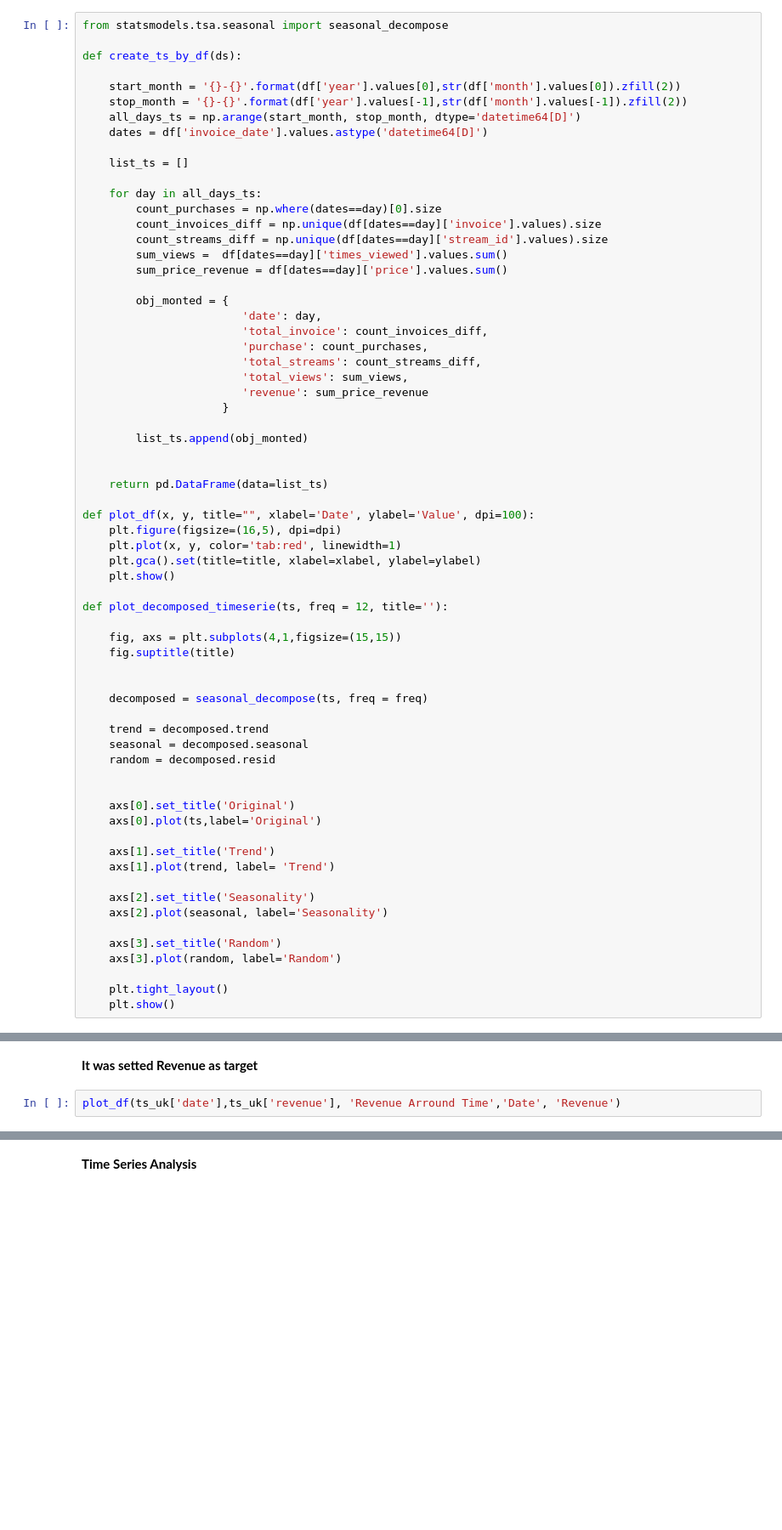
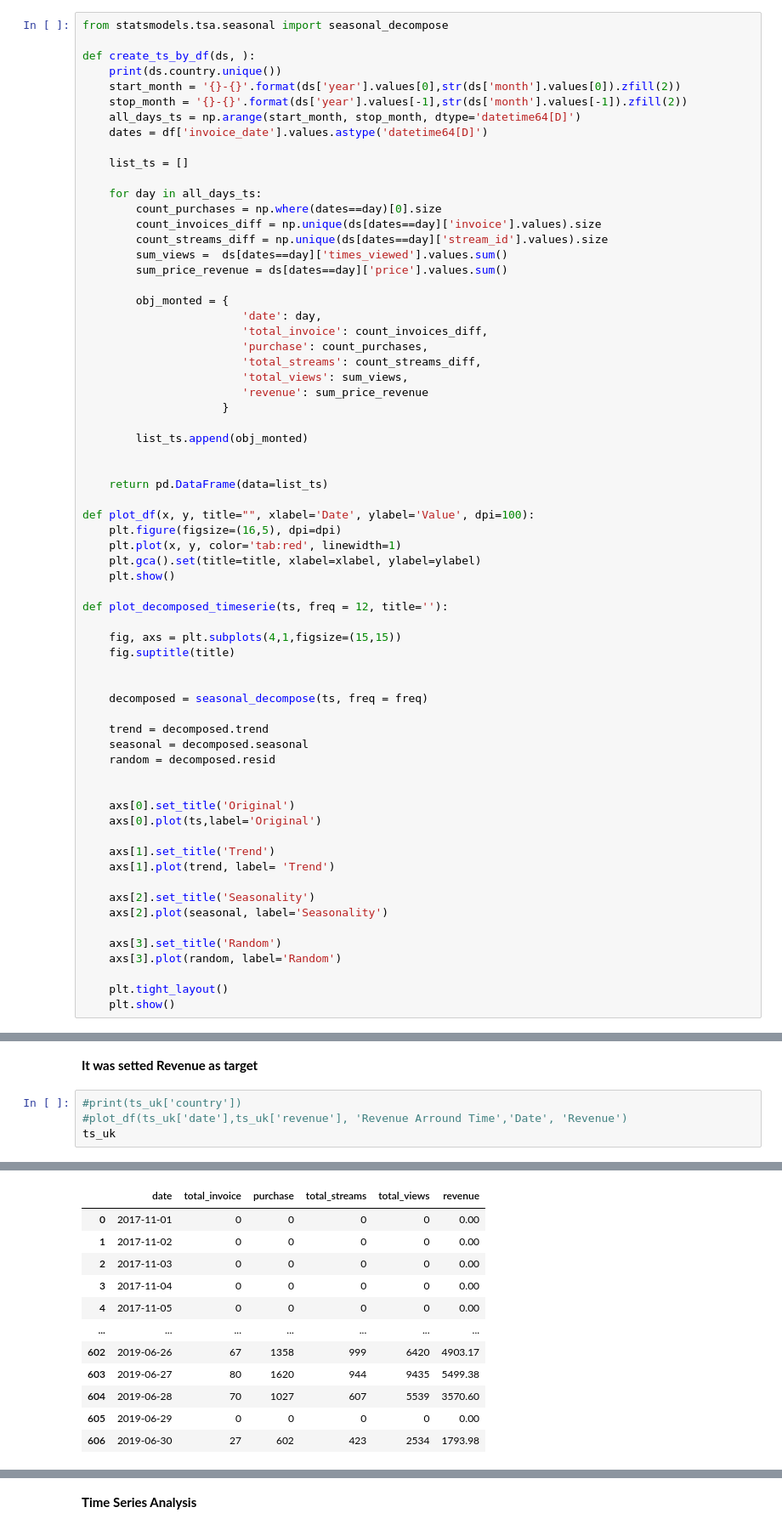
Before and after one commit to syslogg/ai-workflow-ibm-final-project, a Jupyter notebook: final_project_1.ipynb, the cells around one changed output, grey strips where cells are left out. Shown: that part at 85% size. Drawn from its saved outputs; the diff is of its cells as text; blank space fills up the shorter version.

```diff
--- a/final_project_1.ipynb
+++ b/final_project_1.ipynb
@@ -164,10 +176,10 @@ plt.plot()
 # %%
 from statsmodels.tsa.seasonal import seasonal_decompose
 
-def create_ts_by_df(ds):
-
-    start_month = '{}-{}'.format(df['year'].values[0],str(df['month'].values[0]).zfill(2))
-    stop_month = '{}-{}'.format(df['year'].values[-1],str(df['month'].values[-1]).zfill(2))
+def create_ts_by_df(ds, ):
+    print(ds.country.unique())
+    start_month = '{}-{}'.format(ds['year'].values[0],str(ds['month'].values[0]).zfill(2))
+    stop_month = '{}-{}'.format(ds['year'].values[-1],str(ds['month'].values[-1]).zfill(2))
     all_days_ts = np.arange(start_month, stop_month, dtype='datetime64[D]')
     dates = df['invoice_date'].values.astype('datetime64[D]')
 
@@ -175,10 +187,10 @@ def create_ts_by_df(ds):
 
     for day in all_days_ts:
         count_purchases = np.where(dates==day)[0].size
-        count_invoices_diff = np.unique(df[dates==day]['invoice'].values).size
-        count_streams_diff = np.unique(df[dates==day]['stream_id'].values).size
-        sum_views =  df[dates==day]['times_viewed'].values.sum()
-        sum_price_revenue = df[dates==day]['price'].values.sum()
+        count_invoices_diff = np.unique(ds[dates==day]['invoice'].values).size
+        count_streams_diff = np.unique(ds[dates==day]['stream_id'].values).size
+        sum_views =  ds[dates==day]['times_viewed'].values.sum()
+        sum_price_revenue = ds[dates==day]['price'].values.sum()
 
         obj_monted = {
                         'date': day,
@@ -232,5 +252,7 @@ ts_uk = create_ts_by_df(df)
 # %% [markdown]
 **It was setted Revenue as target**
 # %%
-plot_df(ts_uk['date'],ts_uk['revenue'], 'Revenue Arround Time','Date', 'Revenue')
+#print(ts_uk['country'])
+#plot_df(ts_uk['date'],ts_uk['revenue'], 'Revenue Arround Time','Date', 'Revenue')
+ts_uk
 # %% [output]
@@ -237,0 +259,12 @@ plot_df(ts_uk['date'],ts_uk['revenue'], 'Revenue Arround Time','Date', 'Revenue'
+|  | date | total_invoice | purchase | total_streams | total_views | revenue |
+| 0 | 2017-11-01 | 0 | 0 | 0 | 0 | 0.00 |
+| 1 | 2017-11-02 | 0 | 0 | 0 | 0 | 0.00 |
+| 2 | 2017-11-03 | 0 | 0 | 0 | 0 | 0.00 |
+| 3 | 2017-11-04 | 0 | 0 | 0 | 0 | 0.00 |
+| 4 | 2017-11-05 | 0 | 0 | 0 | 0 | 0.00 |
+| ... | ... | ... | ... | ... | ... | ... |
+| 602 | 2019-06-26 | 67 | 1358 | 999 | 6420 | 4903.17 |
+| 603 | 2019-06-27 | 80 | 1620 | 944 | 9435 | 5499.38 |
+| 604 | 2019-06-28 | 70 | 1027 | 607 | 5539 | 3570.60 |
+| 605 | 2019-06-29 | 0 | 0 | 0 | 0 | 0.00 |
+| 606 | 2019-06-30 | 27 | 602 | 423 | 2534 | 1793.98 |
```
Also changed, not shown: parts of 5 cells of this notebook, 6 other files.
